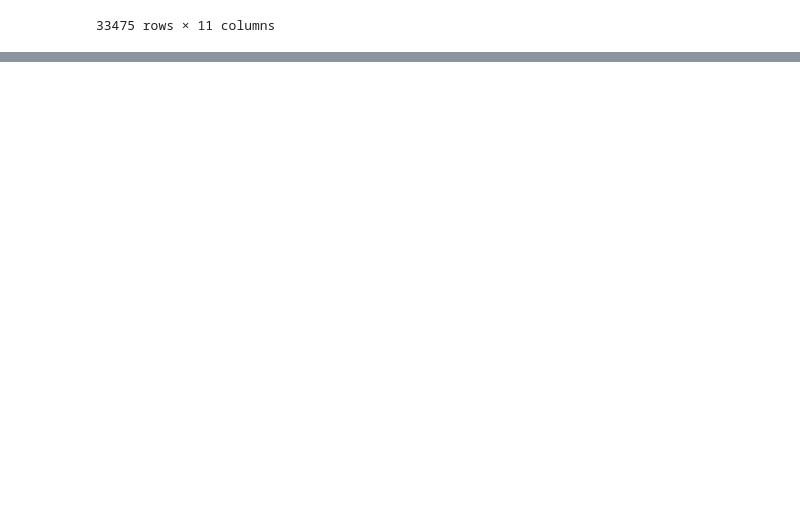
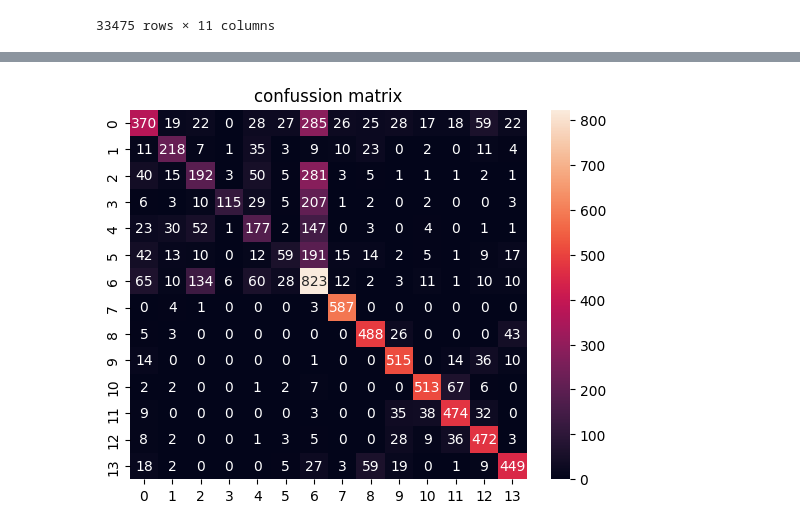
Before and after one commit to indhra/ML_Learnings, a Jupyter notebook: Spotify_Music_classify/Multiclass_genre_classification_songs.ipynb, the cells around one changed output, grey strips where cells are left out. Cells and saved outputs as stored; diff of their text form; code cells hidden in the pictures; blank space fills up the shorter version.

```diff
--- a/Spotify_Music_classify/Multiclass_genre_classification_songs.ipynb
+++ b/Spotify_Music_classify/Multiclass_genre_classification_songs.ipynb
@@ -432,0 +460,15 @@ x =
+# %%
+model = keras.Sequential([
+  # keras.layers.Input(name='input', shape=11),#int(xtrain.shape[1]))  ,
+  Dense(256, activation='relu'),
+  BatchNormalization(),
+  Dropout(0.2),
+  Dense(128, activation='relu'),
+
+  Dense(128, activation='relu'),
+  BatchNormalization(),
+  Dropout(0.2),
+
+  Dense(64, activation='relu'),
+  Dense(max(ytrain)+1, activation='softmax')
+])
@@ -432,0 +499,13 @@ x =
+# %%
+model.compile(
+    optimizer = keras.optimizers.Adam(),
+    loss='sparse_categorical_crossentropy',
+    metrics=['accuracy']
+)
+model_history = model.fit(
+    xtrain, ytrain,
+    epochs=100,
+    verbose=1, batch_size =128,
+    validation_data=(xtest,ytest),
+    callbacks=[early_stopping1,early_stopping2]
+)
@@ -432,0 +558,3 @@ x =
+# %%
+ypred = model.predict(xtest).argmax(axis=1)
+ypred
@@ -432,0 +564,6 @@ x =
+# %%
+cf_matrix = metrics.confusion_matrix(ytest, ypred)
+_ = sns.heatmap(cf_matrix,fmt='.0f', annot=True)
+_= plt.title('confussion matrix')
+# %% [output]
+[figure, added]
```
Also changed, not shown: parts of 15 cells of this notebook.
